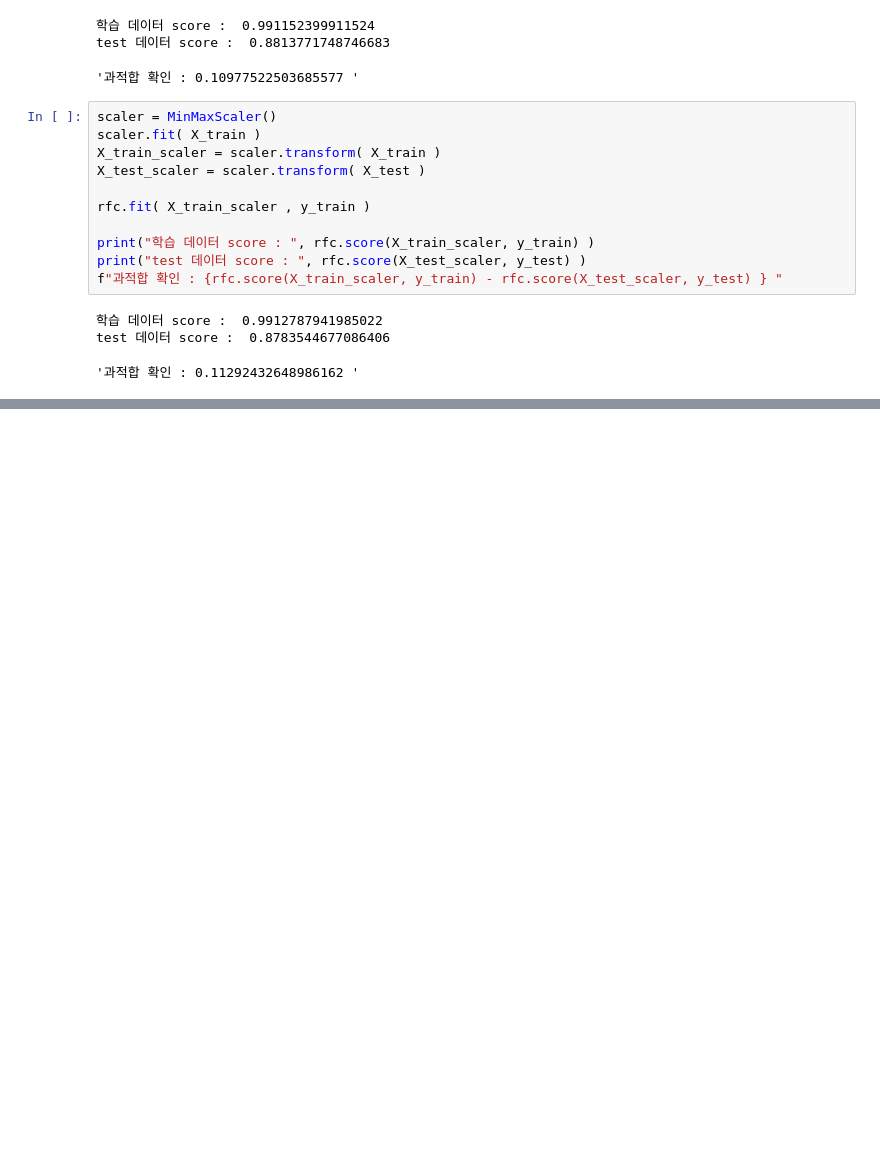
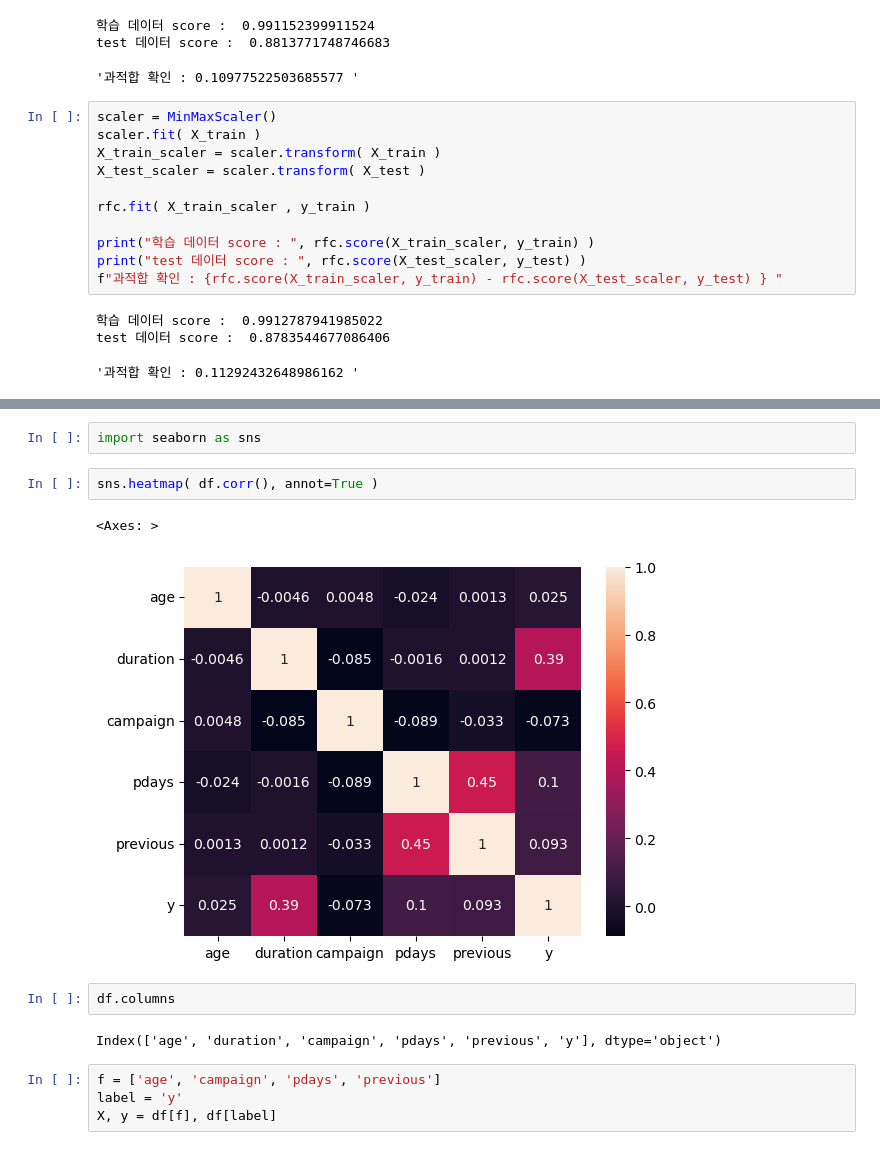
Before and after one commit to ChoHeeWon00/ml-workspace, a Jupyter notebook: 5.스케일링-하이퍼파라미터/1.과대_과소적합, 스케일링.ipynb, the cells around one changed output, grey strips where cells are left out. Drawn from its saved outputs; the diff is of its cells as text; blank space fills up the shorter version.

```diff
--- a/5.스케일링-하이퍼파라미터/1.과대_과소적합, 스케일링.ipynb
+++ b/5.스케일링-하이퍼파라미터/1.과대_과소적합, 스케일링.ipynb
@@ -194,0 +213,15 @@ test 데이터 score :  0.8783544677086406
+# %%
+import seaborn as sns
+# %%
+sns.heatmap( df.corr(), annot=True )
+# %% [output]
+<Axes: >
+[figure, added]
+# %%
+df.columns
+# %% [output]
+Index(['age', 'duration', 'campaign', 'pdays', 'previous', 'y'], dtype='object')
+# %%
+f = ['age', 'campaign', 'pdays', 'previous']
+label = 'y'
+X, y = df[f], df[label]
```
Also changed, not shown: parts of 7 cells of this notebook.
